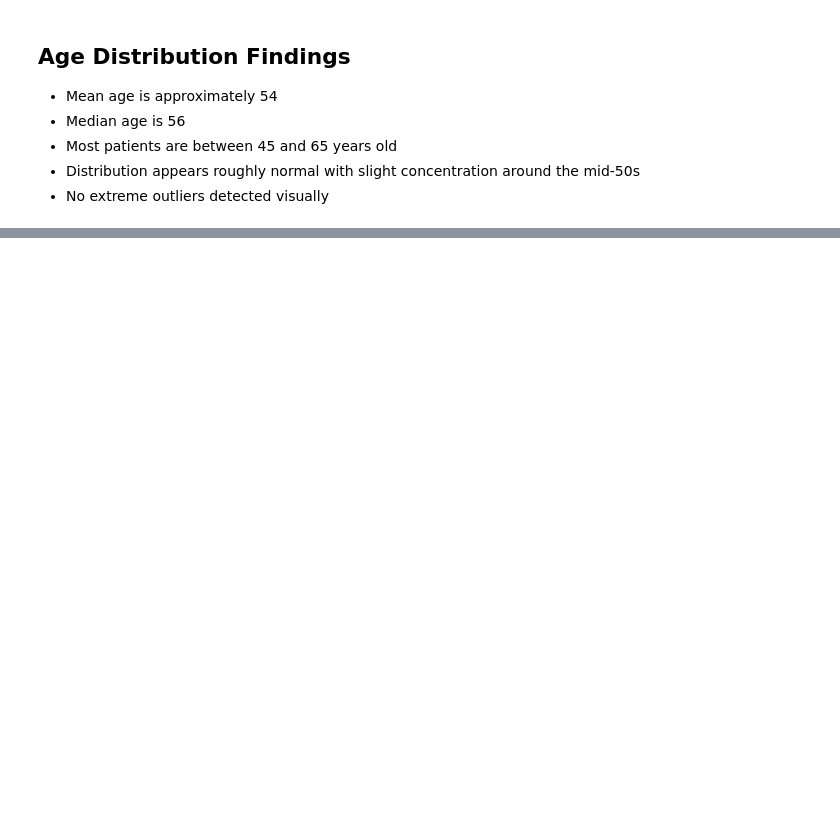
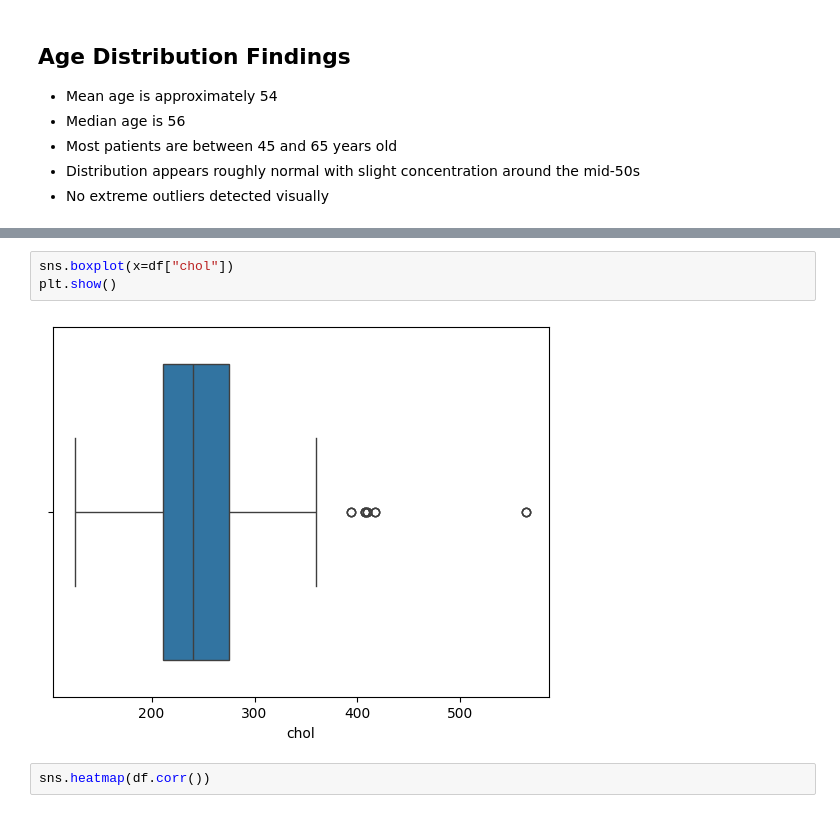
Before and after one commit to Wassiemkahlawi/heart-disease-ml-analysis, a Jupyter notebook: notebooks/01_eda.ipynb, the cells around one changed output, grey strips where cells are left out. Saved outputs shown, nothing was run; the diff lists cells and outputs as text; blank space fills up the shorter version.

```diff
--- a/notebooks/01_eda.ipynb
+++ b/notebooks/01_eda.ipynb
@@ -76,0 +111,7 @@ plt.show()
+# %%
+sns.boxplot(x=df["chol"])
+plt.show()
+# %% [output]
+[figure, added]
+# %%
+sns.heatmap(df.corr())
```
Also changed, not shown: parts of 6 cells of this notebook, 1 other file.
